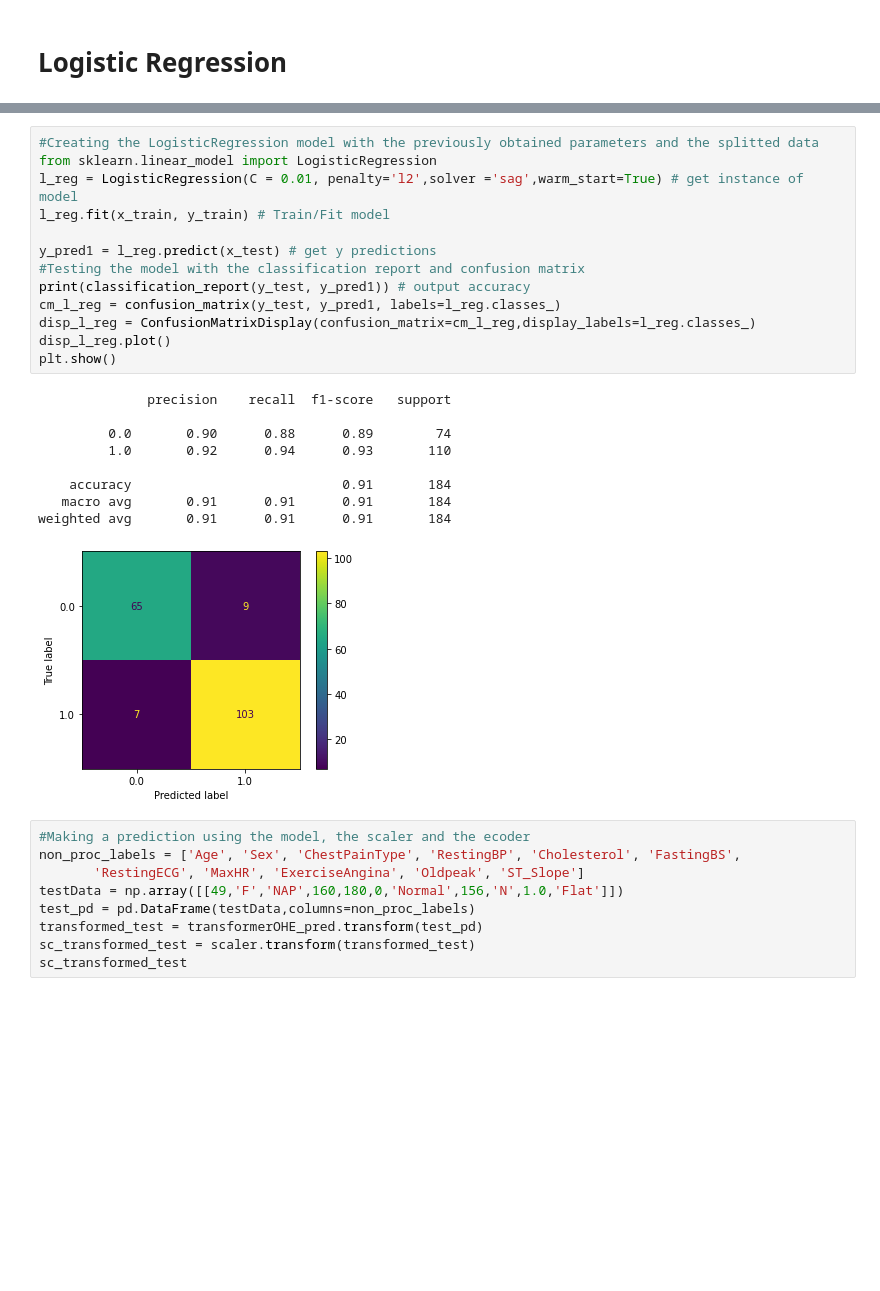
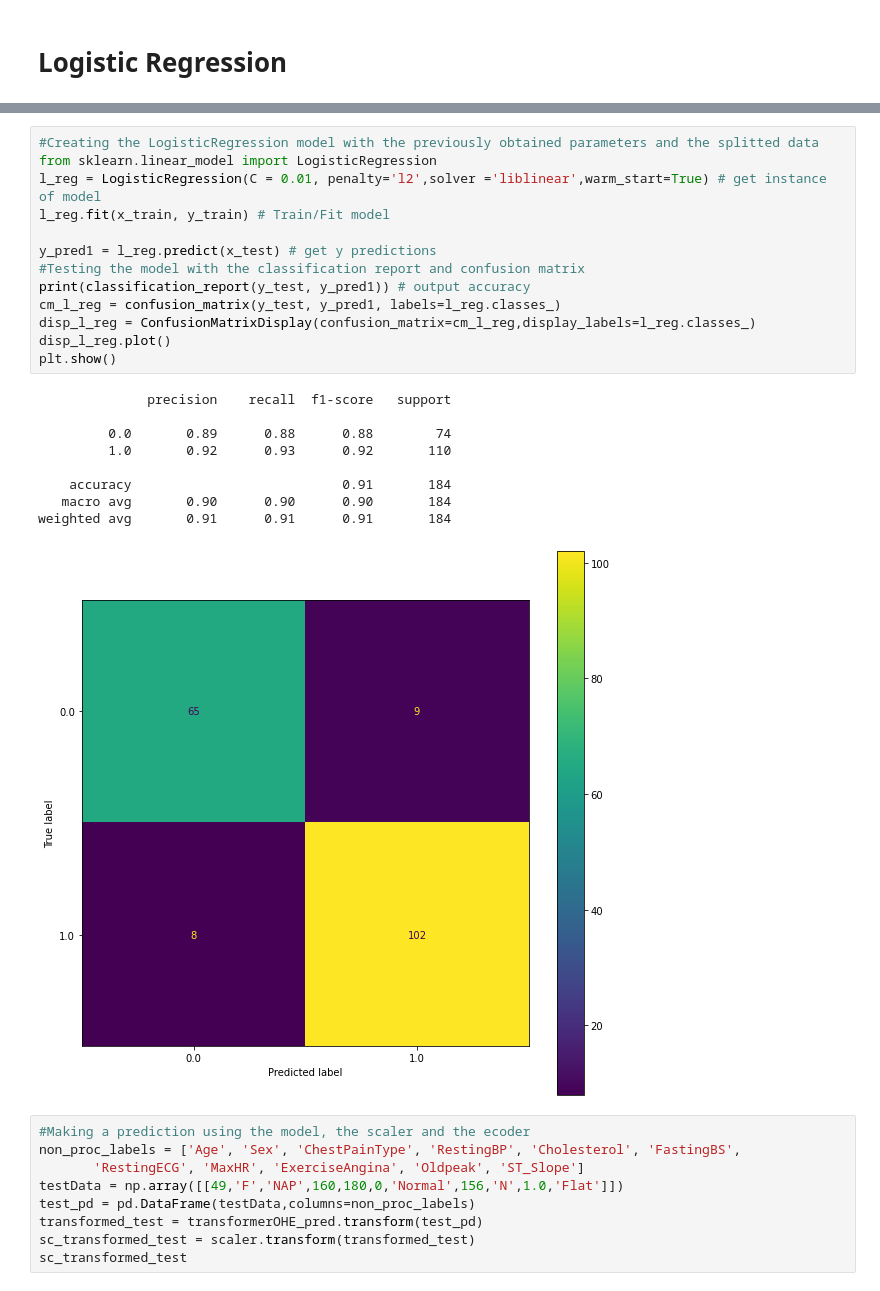
Before and after one commit to MarcheloJacome/AppTesis, a Jupyter notebook: notebook/Notebooks/TesisNotebookFinal.ipynb, the cells around one changed output, grey strips where cells are left out. Saved outputs shown, nothing was run; the diff lists cells and outputs as text; blank space fills up the shorter version.

Commit message:
ML Models Update
-ML Models have been updated.
-Notebook has been updated.

```diff
--- a/notebook/Notebooks/TesisNotebookFinal.ipynb
+++ b/notebook/Notebooks/TesisNotebookFinal.ipynb
@@ -281,26 +281,26 @@ Best: 0.864214 using {'C': 0.01, 'penalty': 'l2', 'solver': 'sag'}
 # %%
 #Creating the LogisticRegression model with the previously obtained parameters and the splitted data
 from sklearn.linear_model import LogisticRegression
-l_reg = LogisticRegression(C = 0.01, penalty='l2',solver ='sag',warm_start=True) # get instance of model
+l_reg = LogisticRegression(C = 0.01, penalty='l2',solver ='liblinear',warm_start=True) # get instance of model
 l_reg.fit(x_train, y_train) # Train/Fit model
 
 y_pred1 = l_reg.predict(x_test) # get y predictions
 #Testing the model with the classification report and confusion matrix
 print(classification_report(y_test, y_pred1)) # output accuracy
 cm_l_reg = confusion_matrix(y_test, y_pred1, labels=l_reg.classes_)
 disp_l_reg = ConfusionMatrixDisplay(confusion_matrix=cm_l_reg,display_labels=l_reg.classes_)
 disp_l_reg.plot()
 plt.show()
 # %% [output]
               precision    recall  f1-score   support
 
-         0.0       0.90      0.88      0.89        74
-         1.0       0.92      0.94      0.93       110
+         0.0       0.89      0.88      0.88        74
+         1.0       0.92      0.93      0.92       110
 
     accuracy                           0.91       184
-   macro avg       0.91      0.91      0.91       184
+   macro avg       0.90      0.90      0.90       184
 weighted avg       0.91      0.91      0.91       184
-[figure, old version]
+[figure, new version]
 # %%
 #Making a prediction using the model, the scaler and the ecoder
 non_proc_labels = ['Age', 'Sex', 'ChestPainType', 'RestingBP', 'Cholesterol', 'FastingBS',
```
Also changed, not shown: parts of 38 cells of this notebook, 20 other files.
